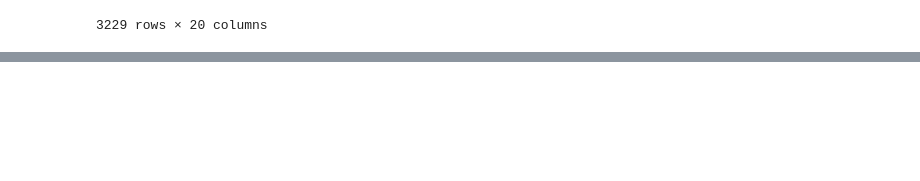
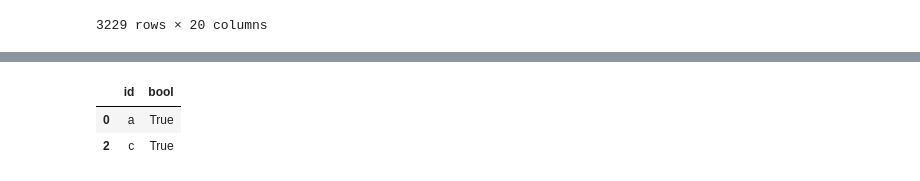
Before and after one commit to sisomakiko/datapy_tutorial, a Jupyter notebook: 37_dataframe_filter.ipynb, the cells around one changed output, grey strips where cells are left out. Cells and saved outputs as stored; diff of their text form; code cells hidden in the pictures; blank space fills up the shorter version.

```diff
--- a/37_dataframe_filter.ipynb
+++ b/37_dataframe_filter.ipynb
@@ -124,0 +131,6 @@ df = pd.Data
+# %%
+df[df['bool']]
+# %% [output]
+|  | id | bool |
+| 0 | a | True |
+| 2 | c | True |
```
Also changed, not shown: parts of 1 cell of this notebook.
